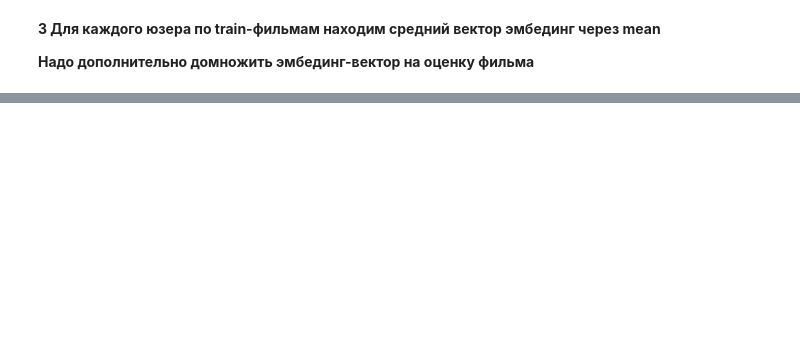
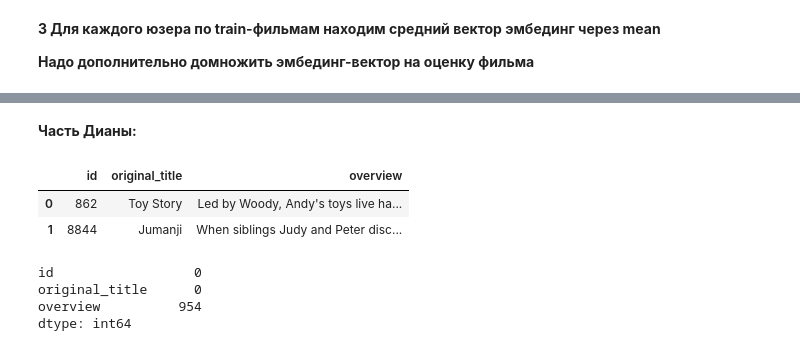
Before and after one commit to REU-DS-CLUB/RecSys-films, a Jupyter notebook: notebooks/artem_notebook.ipynb, the cells around one changed output, grey strips where cells are left out. Drawn from its saved outputs; the diff is of its cells as text; code cells hidden in the pictures; blank space fills up the shorter version.

```diff
--- a/notebooks/artem_notebook.ipynb
+++ b/notebooks/artem_notebook.ipynb
@@ -21,0 +60,2 @@ import random
+# %%
+pd.set_option('display.max_columns', None)
@@ -198,0 +388,17 @@ res_vec
+# %% [markdown]
+**Часть Дианы:**
+# %%
+movies_df = pd.read_csv('movies_metadata.csv')[['id', 'original_title', 'overview']]
+# %%
+movies_df.head(2)
+# %% [output]
+|  | id | original_title | overview |
+| 0 | 862 | Toy Story | Led by Woody, Andy's toys live ha... |
+| 1 | 8844 | Jumanji | When siblings Judy and Peter disc... |
+# %%
+movies_df.isnull().sum()
+# %% [output]
+id                  0
+original_title      0
+overview          954
+dtype: int64
```
Also changed, not shown: parts of 64 cells of this notebook.
